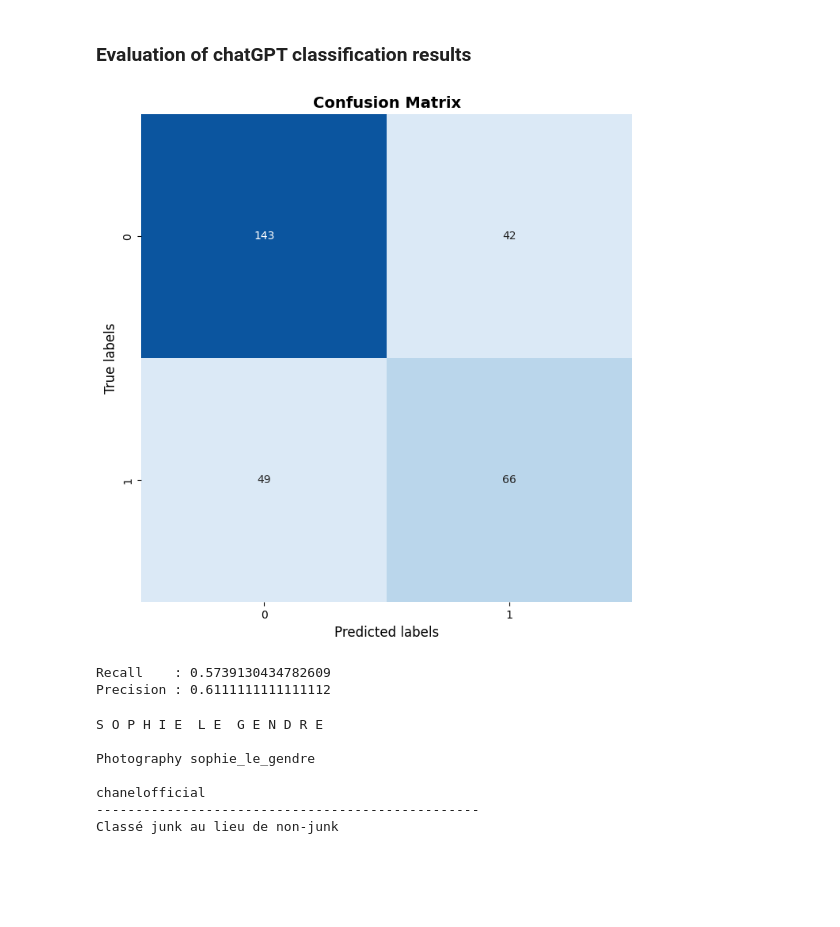
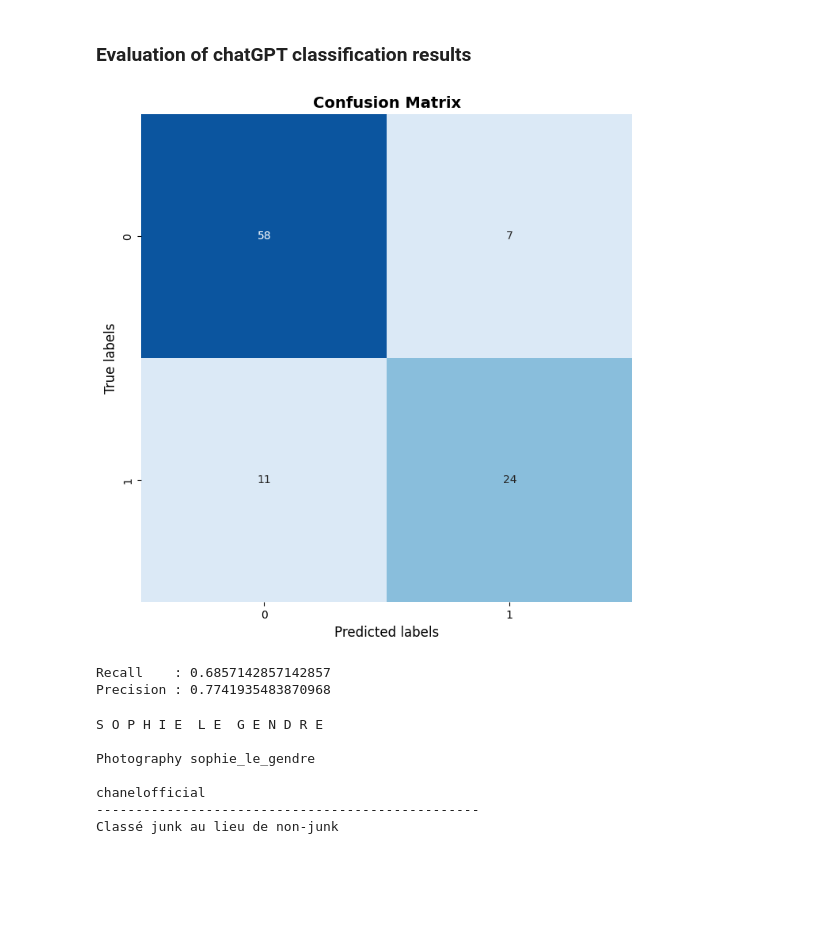
Before and after one commit to atekiouk/Sujet_2, a Jupyter notebook: Notebooks/Model_selection.ipynb, the cells around one changed output. Cells and saved outputs as stored; diff of their text form; code cells hidden in the pictures.

```diff
--- a/Notebooks/Model_selection.ipynb
+++ b/Notebooks/Model_selection.ipynb
@@ -30,7 +30,7 @@ from sklearn.metrics           import confusion_matrix
 # %% [markdown]
 Import data
 # %%
-chanel_junk_valid_new = pd.read_excel('C:/Users/a.tekiouk/Sujet_2/Sujet_2/DATA/chanel_junk_valid_2.xlsx')
+chanel_junk_valid_new = pd.read_excel('C:/Users/a.tekiouk/Sujet_2/DATA/chanel_junk_valid_2.xlsx')
 ENCODER_ID = "all-MiniLM-L6-v2"
 encoder = SentenceTransformer(ENCODER_ID)
 
@@ -73,9 +73,9 @@ Best reducing method : PCA(n_components=80)
 # %% [markdown]
 *Serialization*
 # %%
-with open('C:/Users/a.tekiouk/Sujet_2/Sujet_2/Models/model_auc.pkl', 'wb') as f:  # open a text file
+with open('C:/Users/a.tekiouk/Sujet_2/Models/model_auc.pkl', 'wb') as f:  # open a text file
     pickle.dump(best_model_auc, f) # serialize the model
-with open('C:/Users/a.tekiouk/Sujet_2/Sujet_2/Models/opt_reducer.pkl', 'wb') as f:  # open a text file
+with open('C:/Users/a.tekiouk/Sujet_2/Models/opt_reducer.pkl', 'wb') as f:  # open a text file
     pickle.dump(reducer, f) # serialize the reducer
 # %% [markdown]
 #### Optimization using precision
@@ -177,17 +177,17 @@ final_text_pred[final_text_pred['y_pred']!=final_text_pred['is_junk']][['y_pred'
 # %% [markdown]
 ### Evaluation of chatGPT classification results
 # %%
-chatgpt_results = pd.read_excel('C:/Users/a.tekiouk/Sujet_2/Sujet_2/DATA/chatgpt_results.xlsx')
+chatgpt_results = pd.read_excel('C:/Users/a.tekiouk/Sujet_2/DATA/chatgpt_results2.xlsx')
 y_chatgpt = chatgpt_results['is_junk'].tolist()
 # %%
-y_true = y[0:300]
+y_true = y[0:100]
 utilities.plot_confusion_matrix(y_true=y_true,
                                 y_pred=y_chatgpt)
 print(f"Recall    : {confusion_matrix(y_true, y_chatgpt)[1][1]/(confusion_matrix(y_true, y_chatgpt)[1][1]+confusion_matrix(y_true, y_chatgpt)[1][0])}\nPrecision : {confusion_matrix(y_true, y_chatgpt)[1][1]/(confusion_matrix(y_true, y_chatgpt)[1][1]+confusion_matrix(y_true, y_chatgpt)[0][1])}")
 # %% [output]
-[figure, old version]
+[figure, new version]
-Recall    : 0.5739130434782609
-Precision : 0.6111111111111112
+Recall    : 0.6857142857142857
+Precision : 0.7741935483870968
 # %%
 chatgpt_errors = chatgpt_results.loc[np.where(y_chatgpt!=y_true)]
 for i in range(0,chatgpt_errors.shape[0]):
```
Also changed, not shown: 28 other files.
